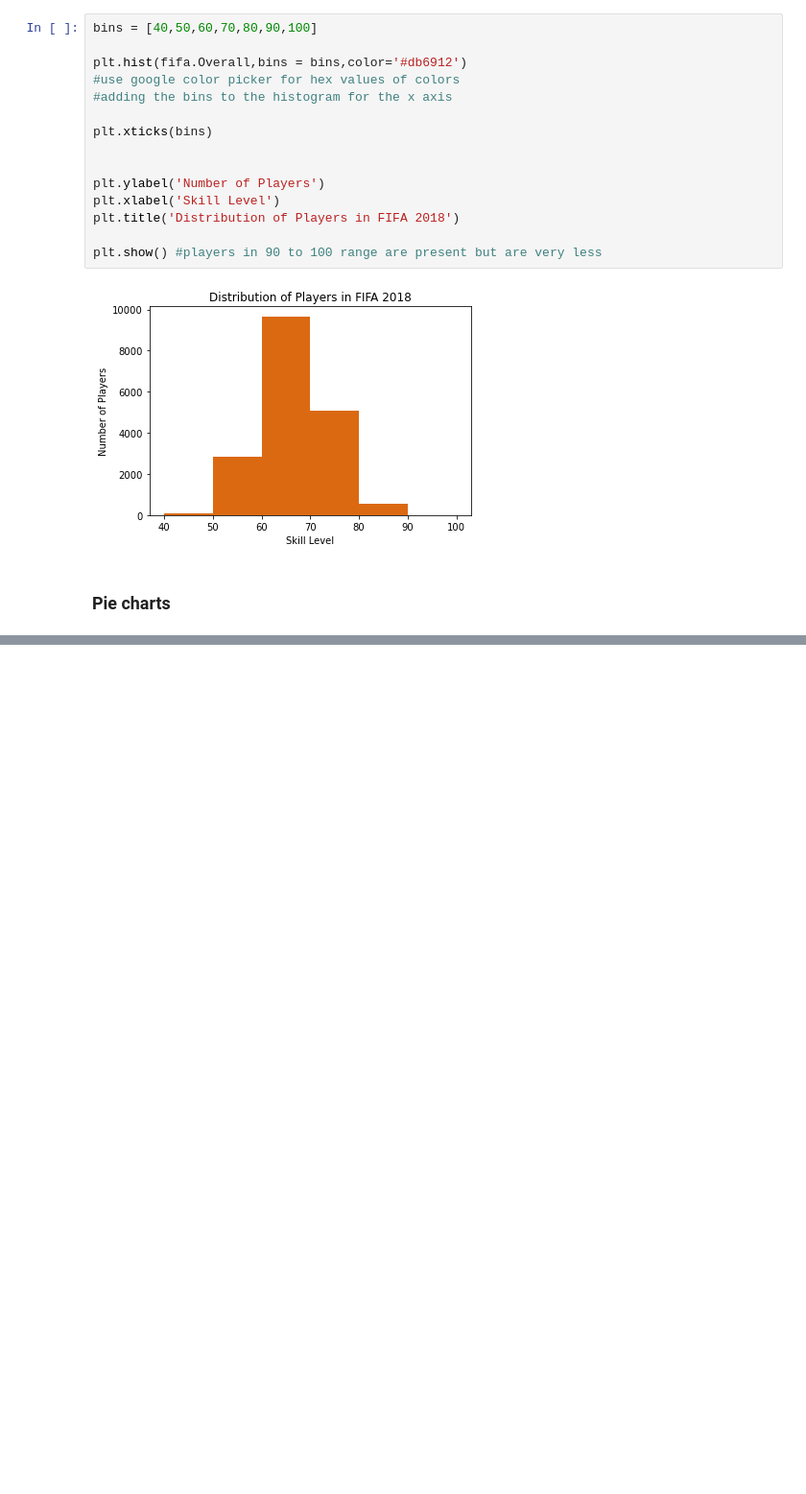
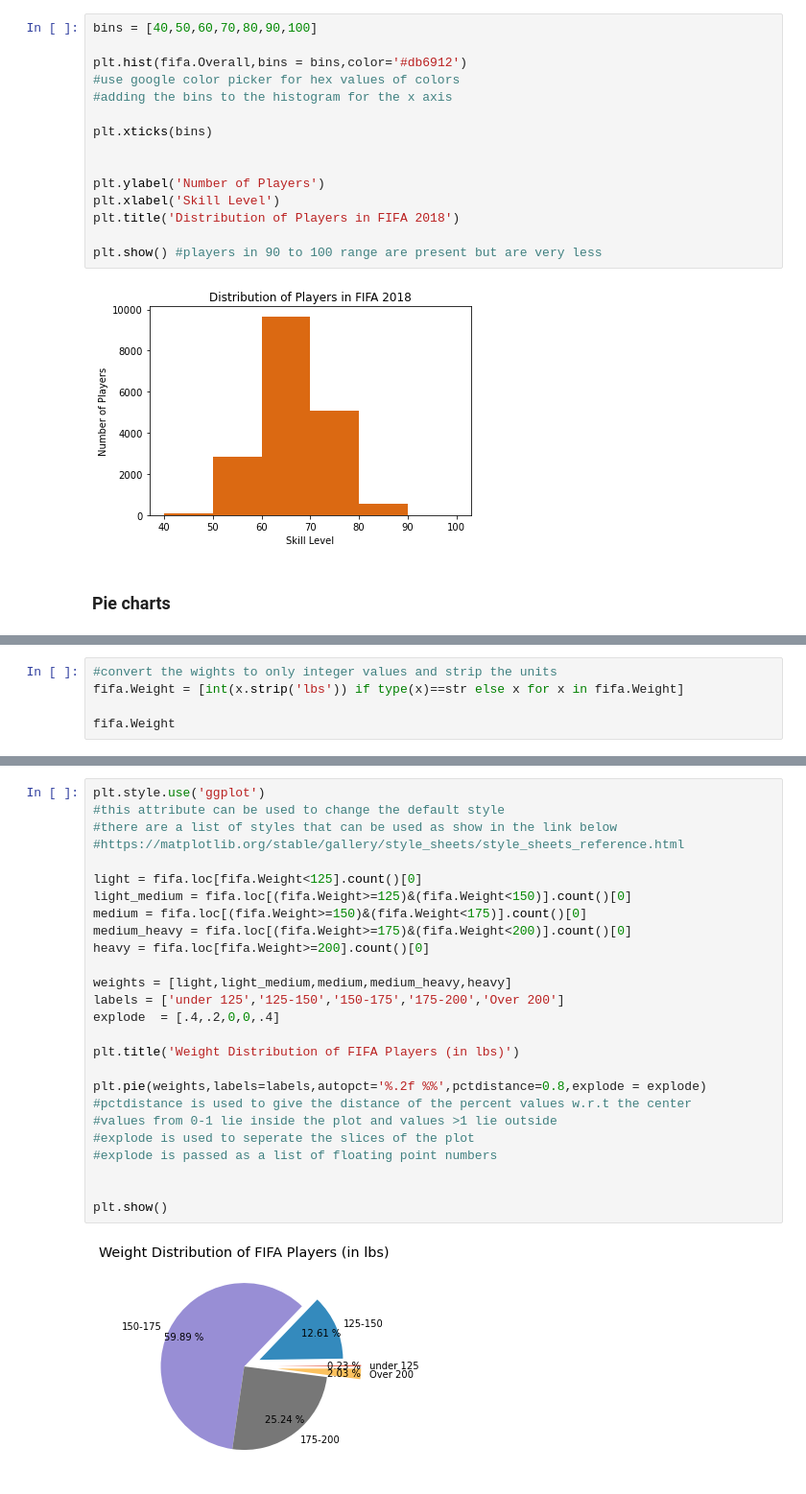
Before and after one commit to Adithya2441/AI-ML-Practice, a Jupyter notebook: AI ML WS/MatPlotLib/Matplotlib.ipynb, the cells around one changed output, grey strips where cells are left out. Shown: that part at 96% size. Saved outputs shown, nothing was run; the diff lists cells and outputs as text; blank space fills up the shorter version.

```diff
--- a/AI ML WS/MatPlotLib/Matplotlib.ipynb
+++ b/AI ML WS/MatPlotLib/Matplotlib.ipynb
@@ -400,0 +444,5 @@ plt.show() #players in 90 to 100 range are present but are very less
+# %%
+#convert the wights to only integer values and strip the units
+fifa.Weight = [int(x.strip('lbs')) if type(x)==str else x for x in fifa.Weight]
+
+fifa.Weight
@@ -400,0 +462,28 @@ plt.show() #players in 90 to 100 range are present but are very less
+# %%
+plt.style.use('ggplot')
+#this attribute can be used to change the default style
+#there are a list of styles that can be used as show in the link below
+#https://matplotlib.org/stable/gallery/style_sheets/style_sheets_reference.html
+
+light = fifa.loc[fifa.Weight<125].count()[0]
+light_medium = fifa.loc[(fifa.Weight>=125)&(fifa.Weight<150)].count()[0]
+medium = fifa.loc[(fifa.Weight>=150)&(fifa.Weight<175)].count()[0]
+medium_heavy = fifa.loc[(fifa.Weight>=175)&(fifa.Weight<200)].count()[0]
+heavy = fifa.loc[fifa.Weight>=200].count()[0]
+
+weights = [light,light_medium,medium,medium_heavy,heavy]
+labels = ['under 125','125-150','150-175','175-200','Over 200']
+explode  = [.4,.2,0,0,.4]
+
+plt.title('Weight Distribution of FIFA Players (in lbs)')
+
+plt.pie(weights,labels=labels,autopct='%.2f %%',pctdistance=0.8,explode = explode)
+#pctdistance is used to give the distance of the percent values w.r.t the center
+#values from 0-1 lie inside the plot and values >1 lie outside
+#explode is used to seperate the slices of the plot
+#explode is passed as a list of floating point numbers
+
+
+plt.show()
+# %% [output]
+[figure, added]
```
Also changed, not shown: parts of 7 cells of this notebook.
